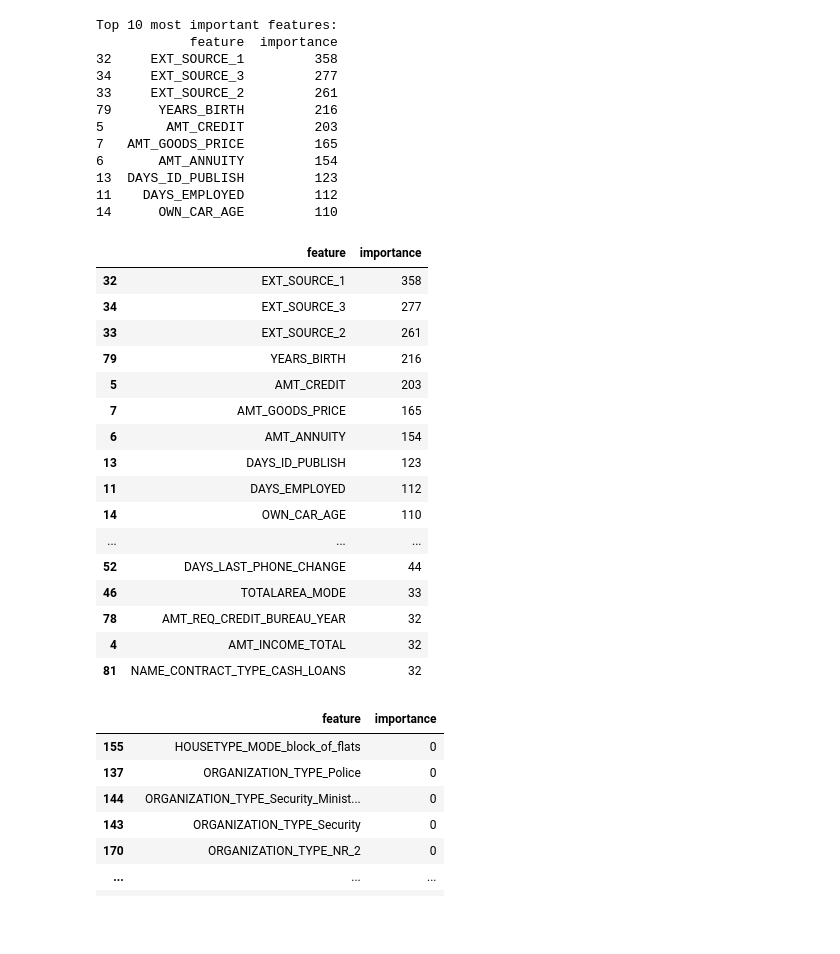
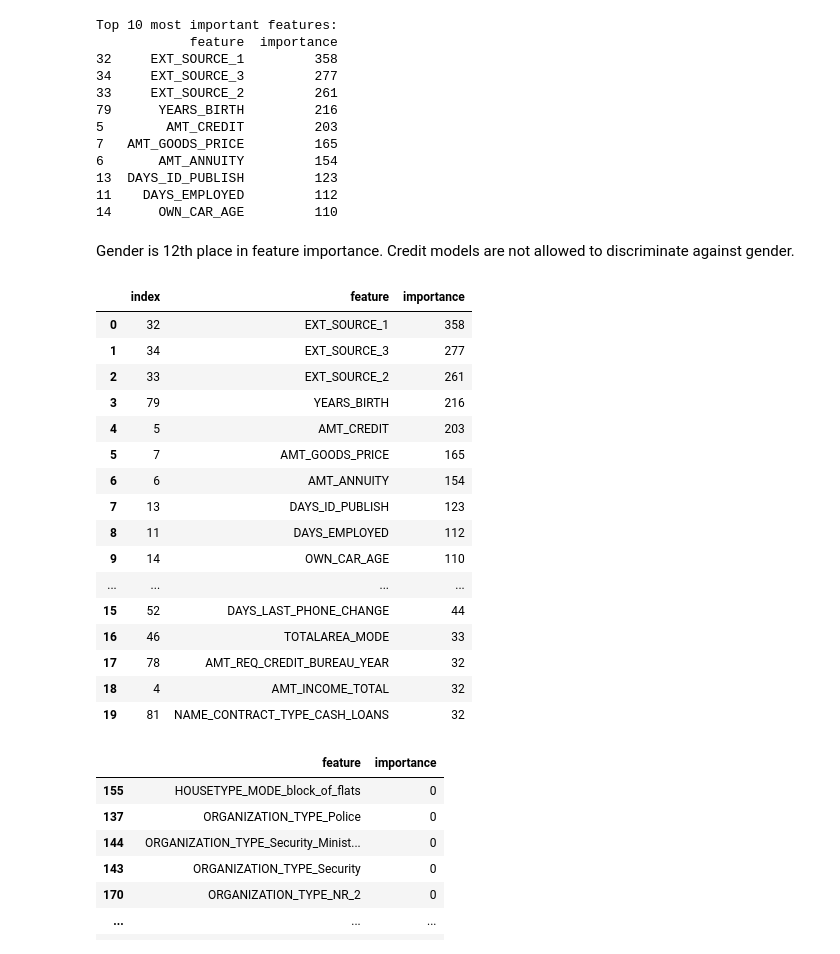
Before and after one commit to gkukse/Home-Credit-Default-Risk, a Jupyter notebook: application.ipynb, the cells around one changed output. Saved outputs shown, nothing was run; the diff lists cells and outputs as text; code cells hidden in the pictures; blank space fills up the shorter version.

```diff
--- a/application.ipynb
+++ b/application.ipynb
@@ -645,26 +642,28 @@ Top 10 most important features:
 13  DAYS_ID_PUBLISH         123
 11    DAYS_EMPLOYED         112
 14      OWN_CAR_AGE         110
+# %% [markdown]
+Gender is 12th place in feature importance. Credit models are not allowed to discriminate against gender.
 # %%
-feature_importance.head(20)
+feature_importance.head(20).reset_index()
 # %% [output]
-|  | feature | importance |
-| 32 | EXT_SOURCE_1 | 358 |
-| 34 | EXT_SOURCE_3 | 277 |
-| 33 | EXT_SOURCE_2 | 261 |
-| 79 | YEARS_BIRTH | 216 |
-| 5 | AMT_CREDIT | 203 |
-| 7 | AMT_GOODS_PRICE | 165 |
-| 6 | AMT_ANNUITY | 154 |
-| 13 | DAYS_ID_PUBLISH | 123 |
-| 11 | DAYS_EMPLOYED | 112 |
-| 14 | OWN_CAR_AGE | 110 |
-| ... | ... | ... |
-| 52 | DAYS_LAST_PHONE_CHANGE | 44 |
-| 46 | TOTALAREA_MODE | 33 |
-| 78 | AMT_REQ_CREDIT_BUREAU_YEAR | 32 |
-| 4 | AMT_INCOME_TOTAL | 32 |
-| 81 | NAME_CONTRACT_TYPE_CASH_LOANS | 32 |
+|  | index | feature | importance |
+| 0 | 32 | EXT_SOURCE_1 | 358 |
+| 1 | 34 | EXT_SOURCE_3 | 277 |
+| 2 | 33 | EXT_SOURCE_2 | 261 |
+| 3 | 79 | YEARS_BIRTH | 216 |
+| 4 | 5 | AMT_CREDIT | 203 |
+| 5 | 7 | AMT_GOODS_PRICE | 165 |
+| 6 | 6 | AMT_ANNUITY | 154 |
+| 7 | 13 | DAYS_ID_PUBLISH | 123 |
+| 8 | 11 | DAYS_EMPLOYED | 112 |
+| 9 | 14 | OWN_CAR_AGE | 110 |
+| ... | ... | ... | ... |
+| 15 | 52 | DAYS_LAST_PHONE_CHANGE | 44 |
+| 16 | 46 | TOTALAREA_MODE | 33 |
+| 17 | 78 | AMT_REQ_CREDIT_BUREAU_YEAR | 32 |
+| 18 | 4 | AMT_INCOME_TOTAL | 32 |
+| 19 | 81 | NAME_CONTRACT_TYPE_CASH_LOANS | 32 |
 # %%
 feature_importance[feature_importance['importance'] == 0]
 # %% [output]
```
Also changed, not shown: parts of 19 cells of this notebook, 4 other files.
